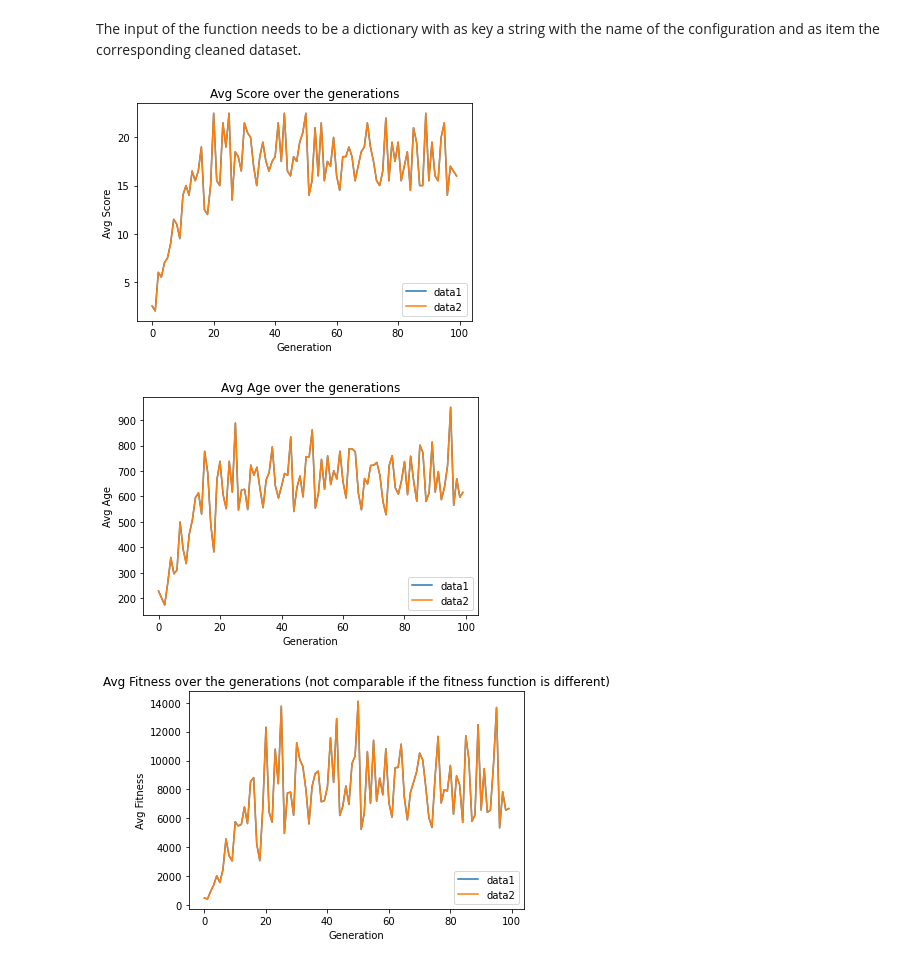
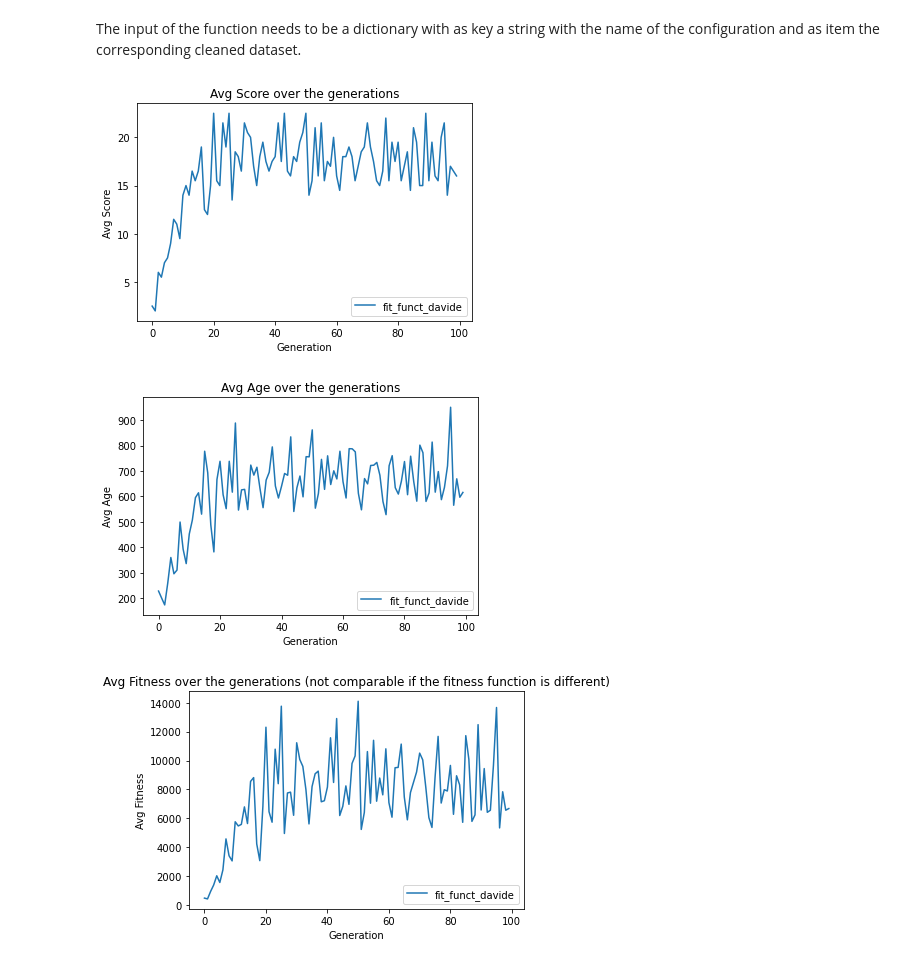
Before and after one commit to ph1001/GA_learning_Snake, a Jupyter notebook: 01_Snake/'Statistical' Analysis.ipynb, the cells around one changed output. Cells and saved outputs as stored; diff of their text form; code cells hidden in the pictures.

```diff
--- a/01_Snake/'Statistical' Analysis.ipynb
+++ b/01_Snake/'Statistical' Analysis.ipynb
@@ -59,7 +59,13 @@ def plot_features(data):
     plt.ylabel('Avg Fitness')
     plt.show()
 # %%
-def compare_data(data_dict):
+def compare_data(folder_list):
+
+    data_dict = {}
+
+    for folder in folder_list:
+
+        data_dict[folder.split('.')[0]] = data_sorting(folder)
 
     for data_label in data_dict.keys():
 
@@ -109,8 +115,8 @@ plot_features(data)
 # %% [markdown]
 The input of the function needs to be a dictionary with as key a string with the name of the configuration and as item the corresponding cleaned dataset.
 # %%
-compare_data({'data1':data, 'data2':data})
+compare_data(['fit_funct_davide'])
 # %% [output]
-[figure, old version]
+[figure, new version]
-[figure, old version]
+[figure, new version]
-[figure, old version]
+[figure, new version]
```
